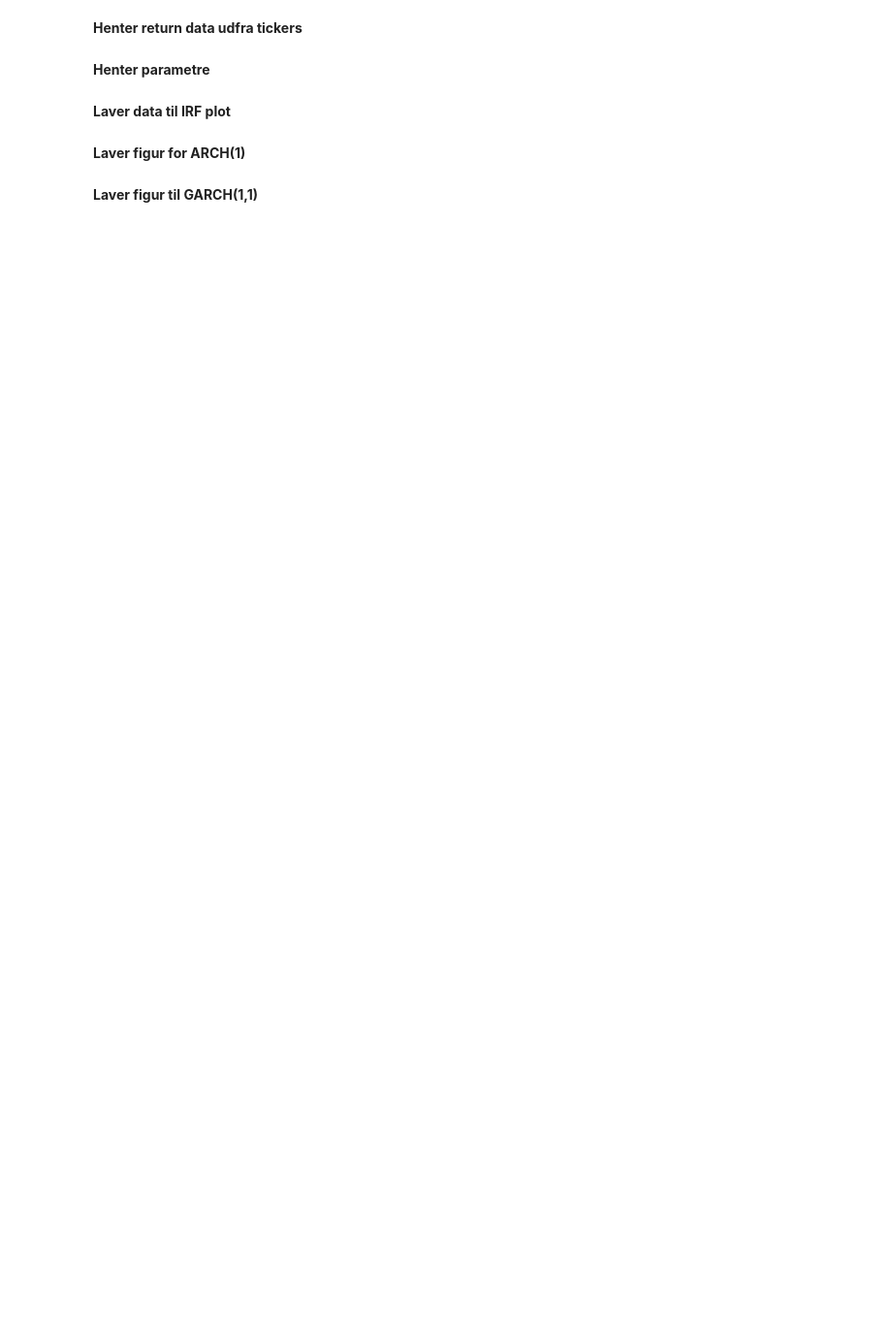
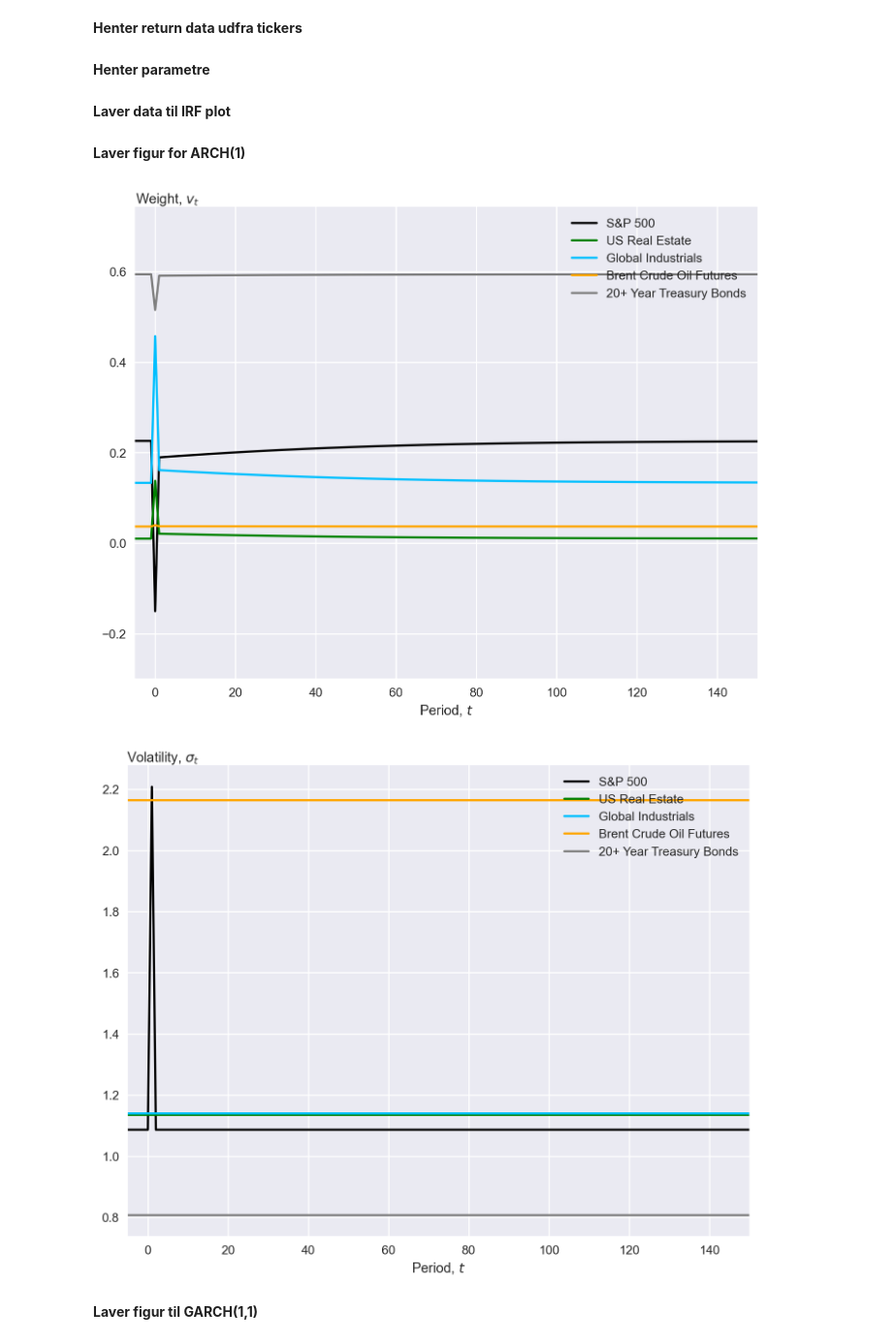
Before and after one commit to neriksen/thesis, a Jupyter notebook: Simulations/IRF.ipynb, the cells around one changed output. Shown at 97% size. Cells and saved outputs as stored; diff of their text form; code cells hidden in the pictures; blank space fills up the shorter version.

Commit message:
Nye figurer og rettede IRF plots

```diff
--- a/Simulations/IRF.ipynb
+++ b/Simulations/IRF.ipynb
@@ -65,9 +65,9 @@ def IRF_maker(GARCHTYPE,t,Asset_number,shock_size, coef, residuals, sigmas):
     #Indsætter chok
     irf_data.iloc[int(t/2),Asset_number]=shock_size
     #udregner omega
-    irf_omega_s=db.calc_Omega_ts(irf_data,sigmas,residuals,**params_dict)
+    irf_omega_s=db.calc_Omega_ts(irf_data,irf_data,sigmas,residuals,**params_dict)
     irf_sigma_s=pd.DataFrame([np.diag(Omega) for Omega in irf_omega_s],columns=included_asset)
-    irf_sigma_s.index=irf_sigma_s.index-int(t/2)
+    irf_sigma_s.index=irf_sigma_s.index-int(t/2)+1
     #udregner vægte
     irf_weights=pd.DataFrame(db.calc_weights_garch_no_trading_cost(irf_omega_s),columns=included_asset)
     irf_weights.index=irf_weights.index-int(t/2)
@@ -81,21 +81,24 @@ irf_weights_ARCH,irf_sigma_ARCH=IRF_maker("sGARCH10",10000,0,-2,coef_ARCH, resid
 # %%
 #plt.style.use('seaborn')
 fig, ax = plt.subplots(1, 1, figsize=(9,7), dpi=190)
 ax.plot(irf_weights_ARCH)
 ax.margins(0,0.2)
 ax.set_xlim(-5,150)
 ax.legend(included_asset.values(), loc='upper right')
 ax.set_xlabel('Period, $t$')
 ax.set_ylabel('Weight, $v_t$',loc='top', rotation = 0, labelpad = -78)
-fig.savefig("Simulations\IRF_ARCH(1)_weight.png", bbox_inches = 'tight', pad_inches = 0.1)
+fig.savefig("IRF_ARCH(1)_weight.png", bbox_inches = 'tight', pad_inches = 0.1)
 
 fig1, ax1 = plt.subplots(1, 1, figsize=(9,7), dpi=190)
 ax1.plot(np.sqrt(irf_sigma_ARCH))
-ax1.set_xlim(int(0-2),int(0+50))
+ax1.set_xlim(-5,150)
 ax1.legend(included_asset.values(), loc='upper right')
 ax1.set_xlabel('Period, $t$')
 ax1.set_ylabel('Volatility, $\sigma_t$',loc='top', rotation = 0, labelpad = -78)
-fig1.savefig("Simulations\IRF_ARCH(1)_vol.png", bbox_inches = 'tight', pad_inches = 0.1)
+fig1.savefig("IRF_ARCH(1)_vol.png", bbox_inches = 'tight', pad_inches = 0.1)
+# %% [output]
+[figure, added]
+[figure, added]
 # %% [markdown]
 **Laver figur til GARCH(1,1)**
 # %%
```
Also changed, not shown: parts of 10 cells of this notebook, 9 other files.
